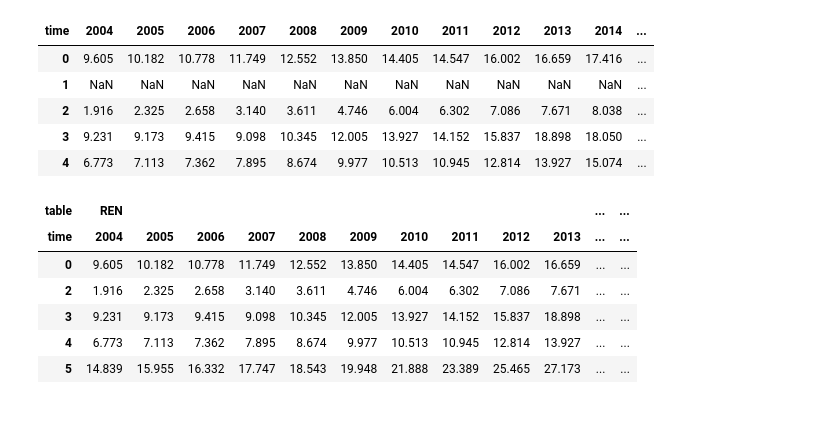
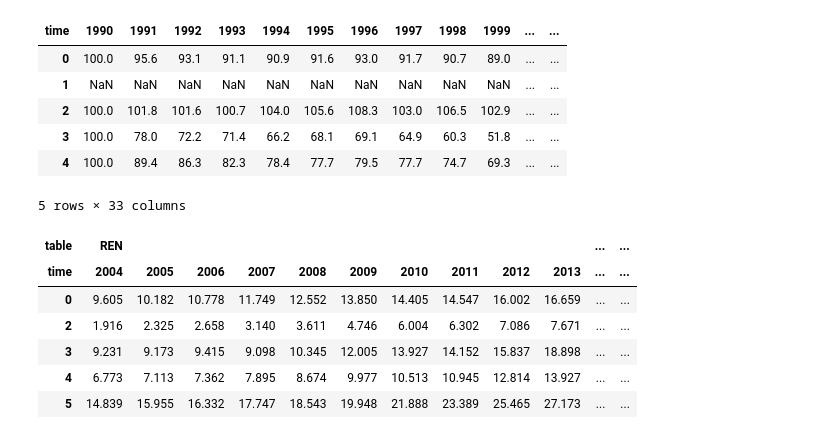
Before and after one commit to mehallhm/wafflers, a Jupyter notebook: eda/eda.ipynb, the cells around one changed output. Saved outputs shown, nothing was run; the diff lists cells and outputs as text; code cells hidden in the pictures.

```diff
--- a/eda/eda.ipynb
+++ b/eda/eda.ipynb
@@ -1,16 +1,17 @@
 # %%
 import scraper
 # %%
-df_07_40, tables = scraper.scrape_sdg_07_40()
+df_13_10, tables = scraper.scrape_sdg_13_10()
 # %%
-df_07_40.xs(tables[0], level="table", axis=1).head()
+df_13_10.xs(tables[0], level="table", axis=1).head()
 # %% [output]
-| time | 2004 | 2005 | 2006 | 2007 | 2008 | 2009 | 2010 | 2011 | 2012 | 2013 | 2014 | ... |
-| 0 | 9.605 | 10.182 | 10.778 | 11.749 | 12.552 | 13.850 | 14.405 | 14.547 | 16.002 | 16.659 | 17.416 | ... |
-| 1 | NaN | NaN | NaN | NaN | NaN | NaN | NaN | NaN | NaN | NaN | NaN | ... |
-| 2 | 1.916 | 2.325 | 2.658 | 3.140 | 3.611 | 4.746 | 6.004 | 6.302 | 7.086 | 7.671 | 8.038 | ... |
-| 3 | 9.231 | 9.173 | 9.415 | 9.098 | 10.345 | 12.005 | 13.927 | 14.152 | 15.837 | 18.898 | 18.050 | ... |
-| 4 | 6.773 | 7.113 | 7.362 | 7.895 | 8.674 | 9.977 | 10.513 | 10.945 | 12.814 | 13.927 | 15.074 | ... |
+| time | 1990 | 1991 | 1992 | 1993 | 1994 | 1995 | 1996 | 1997 | 1998 | 1999 | ... | ... |
+| 0 | 100.0 | 95.6 | 93.1 | 91.1 | 90.9 | 91.6 | 93.0 | 91.7 | 90.7 | 89.0 | ... | ... |
+| 1 | NaN | NaN | NaN | NaN | NaN | NaN | NaN | NaN | NaN | NaN | ... | ... |
+| 2 | 100.0 | 101.8 | 101.6 | 100.7 | 104.0 | 105.6 | 108.3 | 103.0 | 106.5 | 102.9 | ... | ... |
+| 3 | 100.0 | 78.0 | 72.2 | 71.4 | 66.2 | 68.1 | 69.1 | 64.9 | 60.3 | 51.8 | ... | ... |
+| 4 | 100.0 | 89.4 | 86.3 | 82.3 | 78.4 | 77.7 | 79.5 | 77.7 | 74.7 | 69.3 | ... | ... |
+5 rows × 33 columns
 # %%
 df_07_40 = df_07_40.drop(1, axis=0)
 df_07_40.head()
```
Also changed, not shown: 2 other files.
